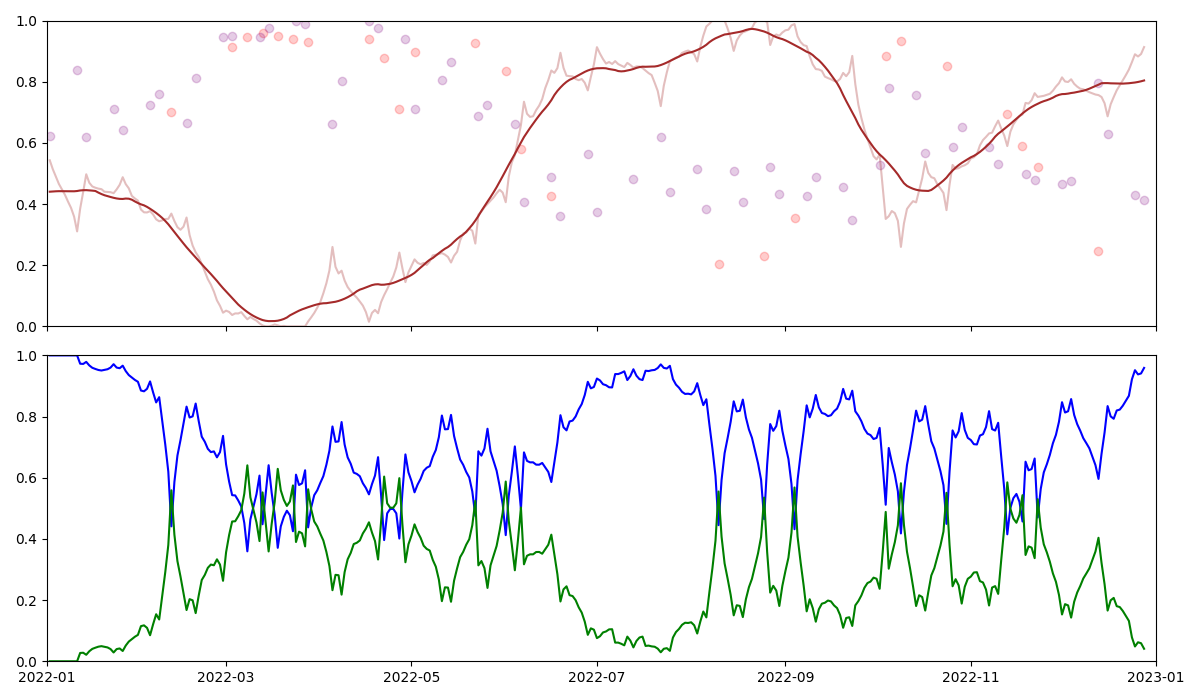
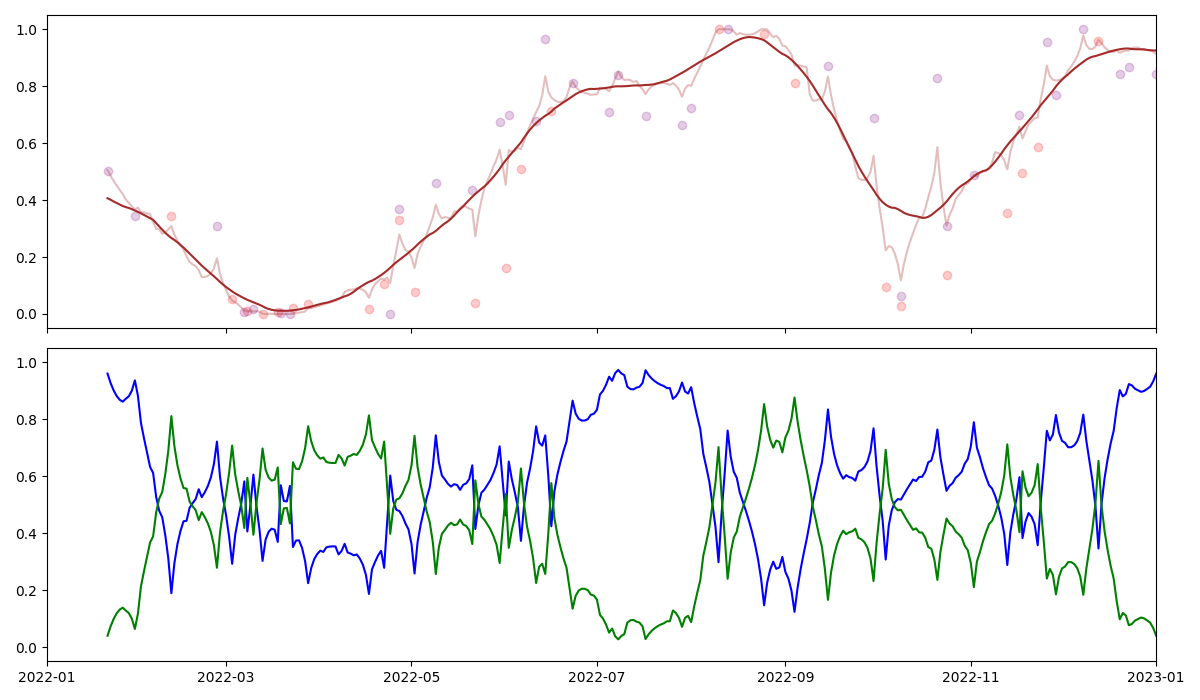
Code edit (unified diff) that turned the first committed figure into the second:
--- before
+++ after
@@ -11,6 +11,6 @@
     hybris, s1_sub, s2_sub = precomputed[(s1_obs, s2_obs)]
 
-    line_s2.set_data(s2_sub['date'], s2_sub[s2_band])
-    line_s1.set_data(s1_sub['date'], s1_sub[s1_band])
+    line_s2.set_data(s2_sub['date'], 1-s2_sub[s2_band])
+    line_s1.set_data(s1_sub['date'], 1-s1_sub[s1_band])
     line_hybris.set_data(hybris['date'], hybris['daily_index'])
     line_hybris_smooth.set_data(hybris['date'], hybris['daily_index_smooth'])
@@ -39,8 +39,8 @@
 
 axes[0].set_xlim(start_date, end_date)
-axes[0].set_ylim(0, 1)  # adapt to your index range
+axes[0].set_ylim(-0.05, 1.05)  # adapt to your index range
 
 axes[1].set_xlim(start_date, end_date)
-axes[1].set_ylim(0, 1)  # contributions
+axes[1].set_ylim(-0.05, 1.05)  # contributions
 
 plt.tight_layout()
@@ -51,6 +51,6 @@
 from IPython.display import display
 ui = widgets.HBox([
-    widgets.IntSlider(min=10, max=60, step=2, value=60, description="S1 obs"),
-    widgets.IntSlider(min=5, max=25, step=2, value=25, description="S2 obs")
+    widgets.IntSlider(min=40, max=60, step=2, value=60, description="S1 obs"),
+    widgets.IntSlider(min=15, max=25, step=2, value=25, description="S2 obs")
 ])
 

Commit: Add latest code to HyBRIS repository: